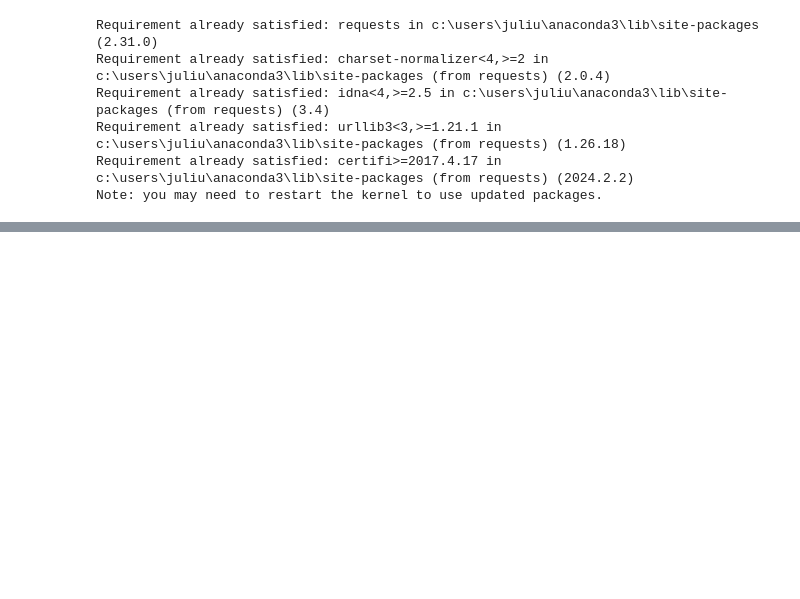
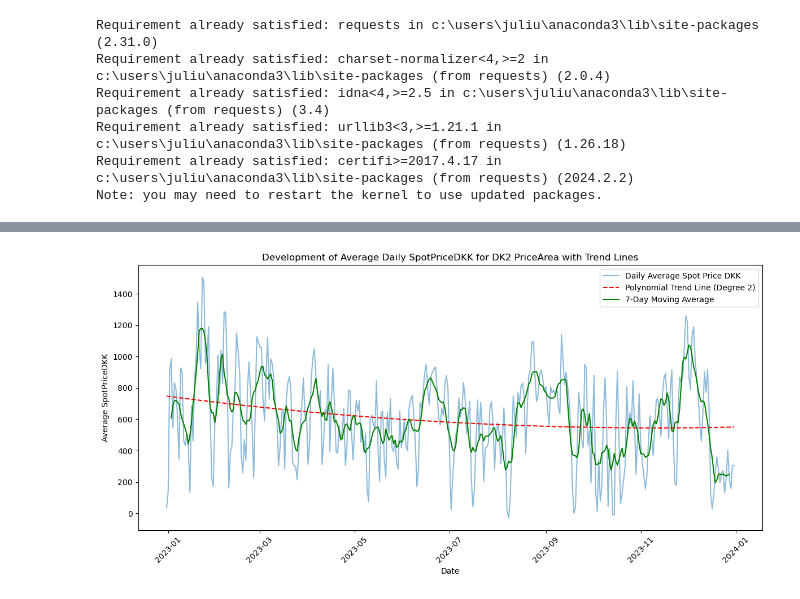
Before and after one commit to crf764/Seminarer, a Jupyter notebook: energyecon.ipynb, the cells around one changed output, grey strips where cells are left out. Saved outputs shown, nothing was run; the diff lists cells and outputs as text; code cells hidden in the pictures; blank space fills up the shorter version.

```diff
--- a/energyecon.ipynb
+++ b/energyecon.ipynb
@@ -45,0 +153,39 @@ records:
+# %%
+dtaspot1['HourDK'] = pd.to_datetime(dtaspot1['HourDK'])
+
+# Filtering data for DK2 PriceArea and specific date range
+filtered_dtaspot1 = dtaspot1[
+    (dtaspot1['PriceArea'] == 'DK2') &
+    (dtaspot1['HourDK'] >= '2022-12-31T23:00:00') &
+    (dtaspot1['HourDK'] <= '2023-12-31T23:00:00')
+]
+
+# Resampling to daily averages
+resampled_dtaspot1 = filtered_dtaspot1.set_index('HourDK').resample('D').agg({'SpotPriceDKK': 'mean'})
+
+# Prepare data for trend line and moving average
+x = np.arange(len(resampled_dtaspot1.index))  # x-axis as days index
+y = resampled_dtaspot1['SpotPriceDKK'].values  # y-axis as values
+
+# Polynomial trend line (2nd degree)
+coefficients = np.polyfit(x, y, 2)
+polynomial = np.poly1d(coefficients)
+trend_line = polynomial(x)
+
+# 7-day moving average
+moving_average = resampled_dtaspot1['SpotPriceDKK'].rolling(window=7, center=True).mean()
+
+# Plotting
+plt.figure(figsize=(12, 6))
+plt.plot(resampled_dtaspot1.index, y, label='Daily Average Spot Price DKK', alpha=0.5)  # Original data
+plt.plot(resampled_dtaspot1.index, trend_line, label='Polynomial Trend Line (Degree 2)', linestyle='--', color='red')
+plt.plot(resampled_dtaspot1.index, moving_average, label='7-Day Moving Average', color='green')
+plt.title('Development of Average Daily SpotPriceDKK for DK2 PriceArea with Trend Lines')
+plt.xlabel('Date')
+plt.ylabel('Average SpotPriceDKK')
+plt.xticks(rotation=45)
+plt.legend()
+plt.tight_layout()
+plt.show()
+# %% [output]
+[figure, added]
```
Also changed, not shown: parts of 38 cells of this notebook, 1 other file.
